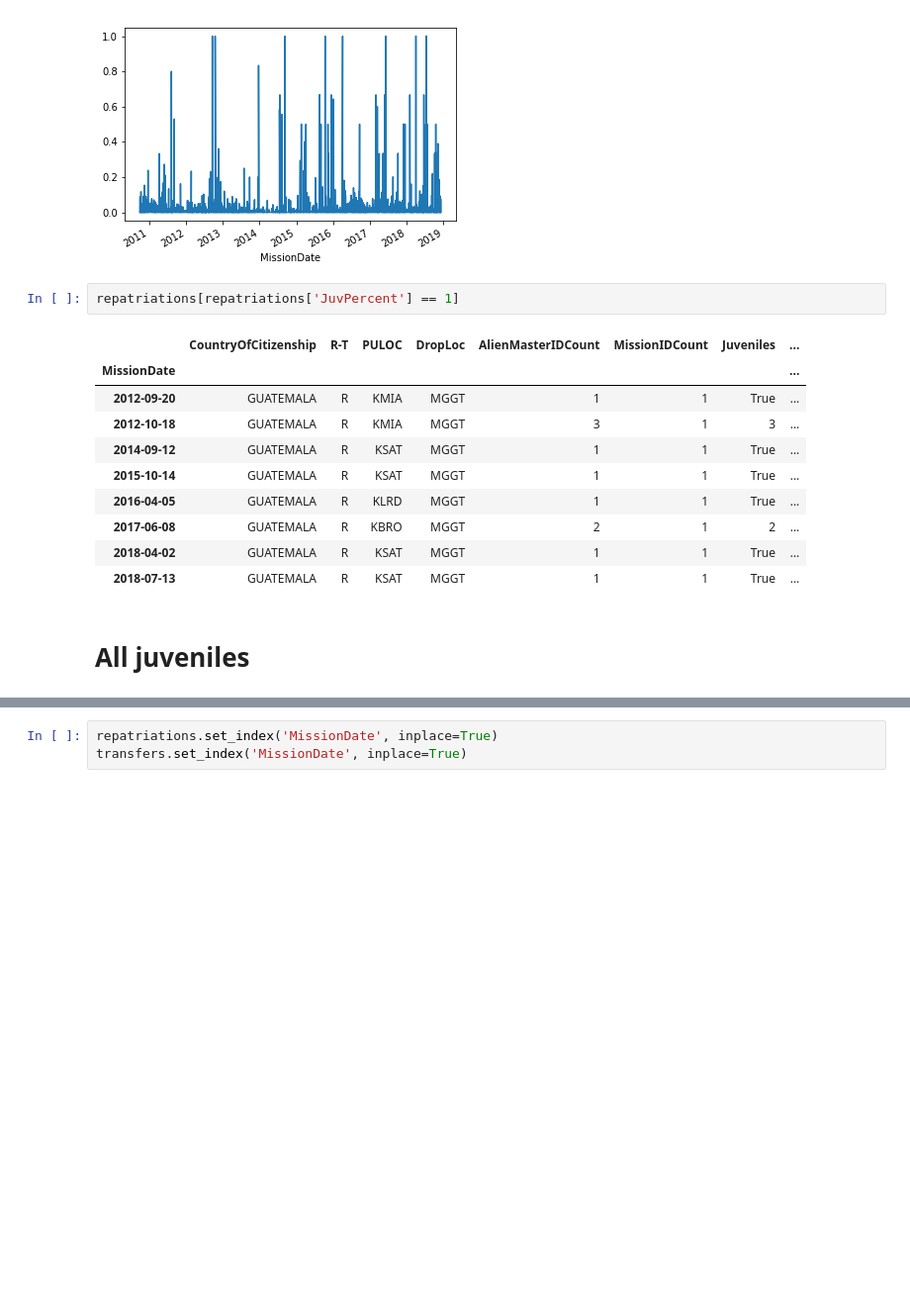
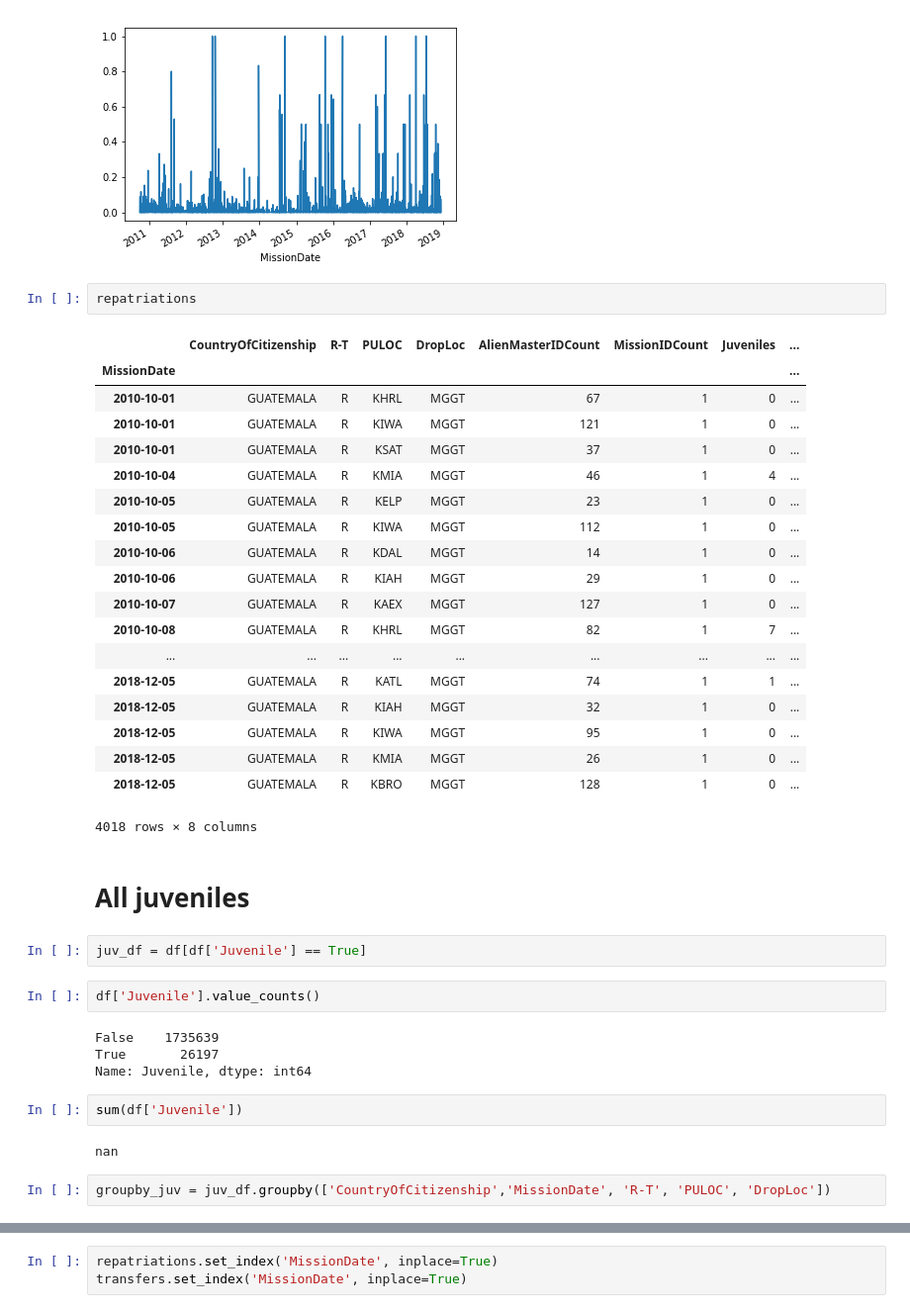
Before and after one commit to UWCHR/ice-air, a Jupyter notebook: analyze/note/juveniles.ipynb, the cells around one changed output, grey strips where cells are left out. Shown: that part at 99% size. Saved outputs shown, nothing was run; the diff lists cells and outputs as text; blank space fills up the shorter version.

```diff
--- a/analyze/note/juveniles.ipynb
+++ b/analyze/note/juveniles.ipynb
@@ -164,21 +126,44 @@ repatriations.tail(20)
 repatriations['JuvPercent'].plot();
 # %% [output]
 [figure]
-# %%
-repatriations[repatriations['JuvPercent'] == 1]
-# %% [output]
-|  | CountryOfCitizenship | R-T | PULOC | DropLoc | AlienMasterIDCount | MissionIDCount | Juveniles | ... |
-| MissionDate |  |  |  |  |  |  |  | ... |
-| 2012-09-20 | GUATEMALA | R | KMIA | MGGT | 1 | 1 | True | ... |
-| 2012-10-18 | GUATEMALA | R | KMIA | MGGT | 3 | 1 | 3 | ... |
-| 2014-09-12 | GUATEMALA | R | KSAT | MGGT | 1 | 1 | True | ... |
-| 2015-10-14 | GUATEMALA | R | KSAT | MGGT | 1 | 1 | True | ... |
-| 2016-04-05 | GUATEMALA | R | KLRD | MGGT | 1 | 1 | True | ... |
-| 2017-06-08 | GUATEMALA | R | KBRO | MGGT | 2 | 1 | 2 | ... |
-| 2018-04-02 | GUATEMALA | R | KSAT | MGGT | 1 | 1 | True | ... |
-| 2018-07-13 | GUATEMALA | R | KSAT | MGGT | 1 | 1 | True | ... |
+# %%
+repatriations
+# %% [output]
+|  | CountryOfCitizenship | R-T | PULOC | DropLoc | AlienMasterIDCount | MissionIDCount | Juveniles | ... |
+| MissionDate |  |  |  |  |  |  |  | ... |
+| 2010-10-01 | GUATEMALA | R | KHRL | MGGT | 67 | 1 | 0 | ... |
+| 2010-10-01 | GUATEMALA | R | KIWA | MGGT | 121 | 1 | 0 | ... |
+| 2010-10-01 | GUATEMALA | R | KSAT | MGGT | 37 | 1 | 0 | ... |
+| 2010-10-04 | GUATEMALA | R | KMIA | MGGT | 46 | 1 | 4 | ... |
+| 2010-10-05 | GUATEMALA | R | KELP | MGGT | 23 | 1 | 0 | ... |
+| 2010-10-05 | GUATEMALA | R | KIWA | MGGT | 112 | 1 | 0 | ... |
+| 2010-10-06 | GUATEMALA | R | KDAL | MGGT | 14 | 1 | 0 | ... |
+| 2010-10-06 | GUATEMALA | R | KIAH | MGGT | 29 | 1 | 0 | ... |
+| 2010-10-07 | GUATEMALA | R | KAEX | MGGT | 127 | 1 | 0 | ... |
+| 2010-10-08 | GUATEMALA | R | KHRL | MGGT | 82 | 1 | 7 | ... |
+| ... | ... | ... | ... | ... | ... | ... | ... | ... |
+| 2018-12-05 | GUATEMALA | R | KATL | MGGT | 74 | 1 | 1 | ... |
+| 2018-12-05 | GUATEMALA | R | KIAH | MGGT | 32 | 1 | 0 | ... |
+| 2018-12-05 | GUATEMALA | R | KIWA | MGGT | 95 | 1 | 0 | ... |
+| 2018-12-05 | GUATEMALA | R | KMIA | MGGT | 26 | 1 | 0 | ... |
+| 2018-12-05 | GUATEMALA | R | KBRO | MGGT | 128 | 1 | 0 | ... |
+4018 rows × 8 columns
 # %% [markdown]
 # All juveniles
+# %%
+juv_df = df[df['Juvenile'] == True]
+# %%
+df['Juvenile'].value_counts()
+# %% [output]
+False    1735639
+True       26197
+Name: Juvenile, dtype: int64
+# %%
+sum(df['Juvenile'])
+# %% [output]
+nan
+# %%
+groupby_juv = juv_df.groupby(['CountryOfCitizenship','MissionDate', 'R-T', 'PULOC', 'DropLoc'])
 # %%
 table = groupby_juv['AlienMasterID'].nunique().reset_index(name='AlienMasterIDCount')
 table['MissionIDCount'] = groupby_juv['MissionID'].nunique().reset_index(name='MissionIDCount')['MissionIDCount']
```
Also changed, not shown: parts of 8 cells of this notebook, 11 other files.
